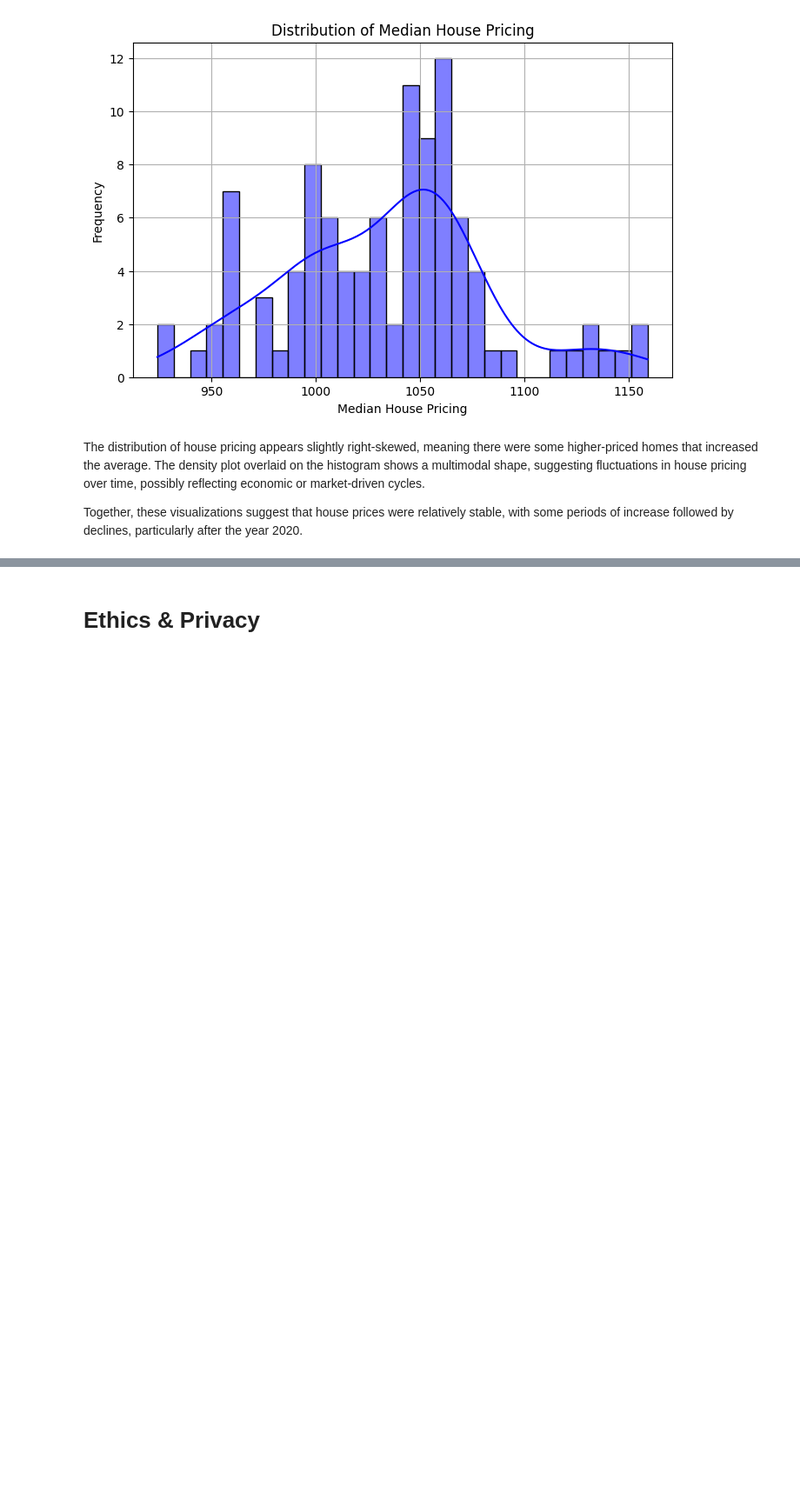
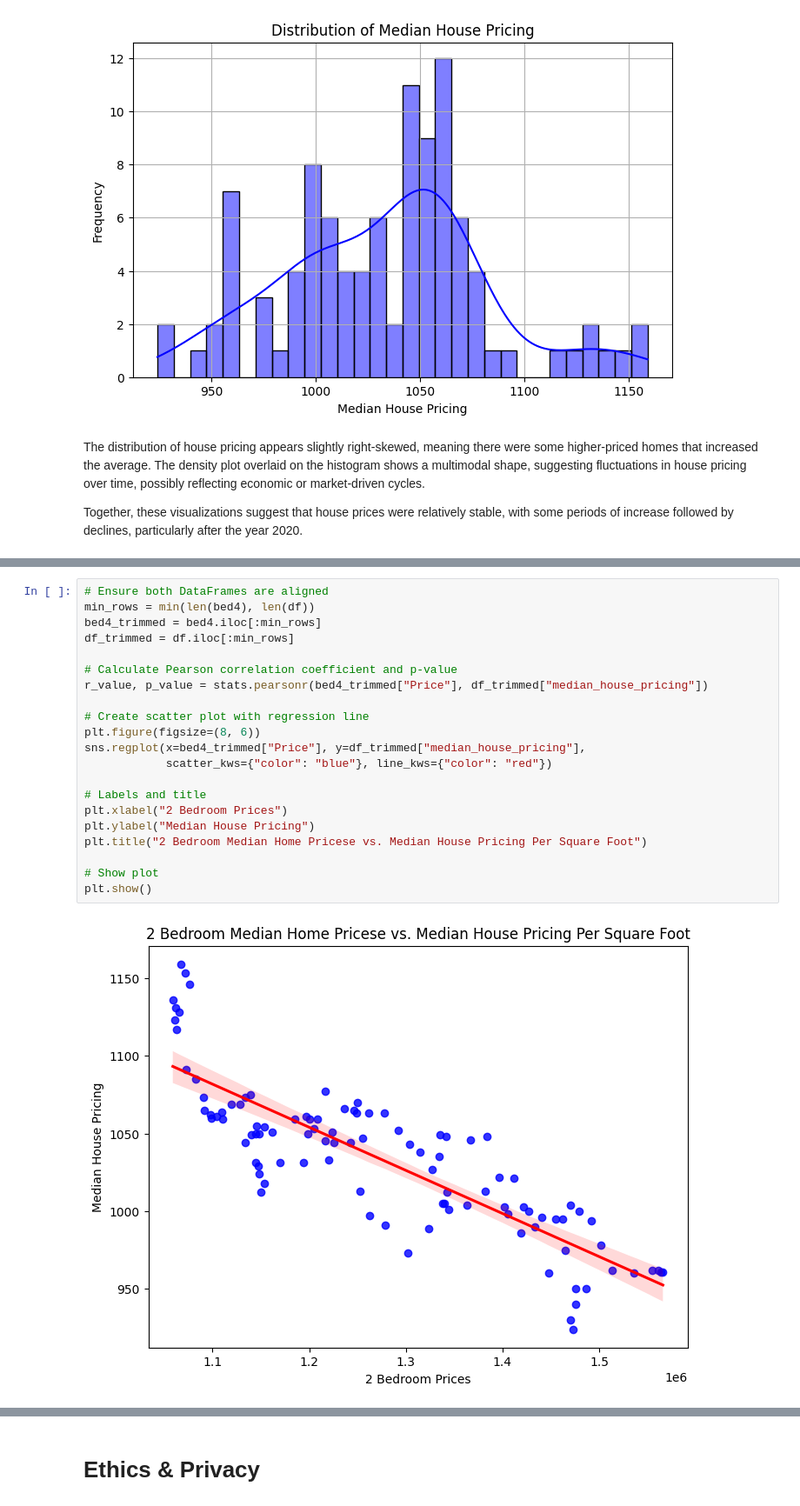
Before and after one commit to LandonSean/COGS108_Repo, a Jupyter notebook: Final_group045_wi25.ipynb, the cells around one changed output, grey strips where cells are left out. Shown: that part at 87% size. Saved outputs shown, nothing was run; the diff lists cells and outputs as text; blank space fills up the shorter version.

```diff
--- a/Final_group045_wi25.ipynb
+++ b/Final_group045_wi25.ipynb
@@ -366,0 +418,23 @@ plt.show()
+# %%
+# Ensure both DataFrames are aligned
+min_rows = min(len(bed4), len(df))
+bed4_trimmed = bed4.iloc[:min_rows]
+df_trimmed = df.iloc[:min_rows]
+
+# Calculate Pearson correlation coefficient and p-value
+r_value, p_value = stats.pearsonr(bed4_trimmed["Price"], df_trimmed["median_house_pricing"])
+
+# Create scatter plot with regression line
+plt.figure(figsize=(8, 6))
+sns.regplot(x=bed4_trimmed["Price"], y=df_trimmed["median_house_pricing"],
+            scatter_kws={"color": "blue"}, line_kws={"color": "red"})
+
+# Labels and title
+plt.xlabel("2 Bedroom Prices")
+plt.ylabel("Median House Pricing")
+plt.title("2 Bedroom Median Home Pricese vs. Median House Pricing Per Square Foot")
+
+# Show plot
+plt.show()
+# %% [output]
+[figure, added]
```
Also changed, not shown: parts of 12 cells of this notebook.
